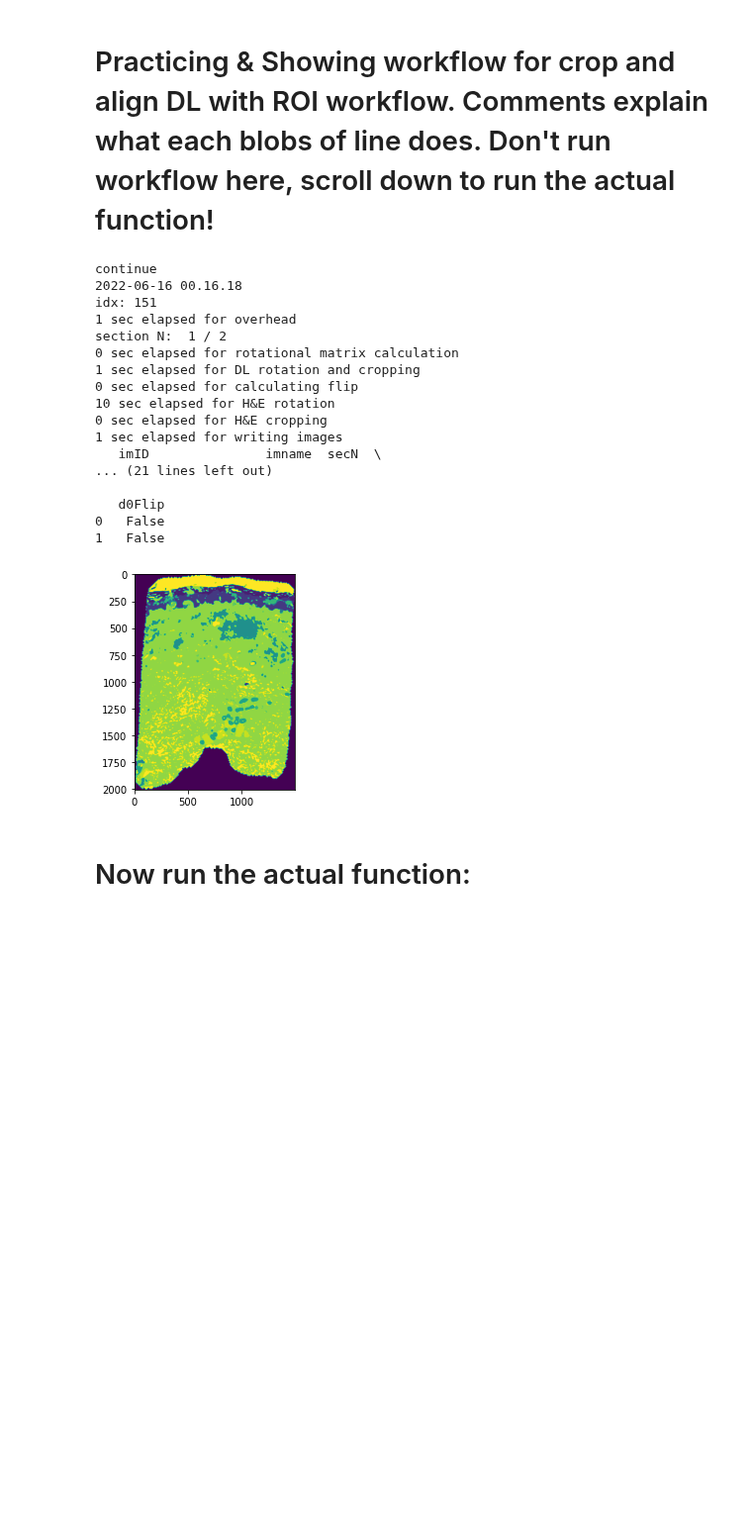
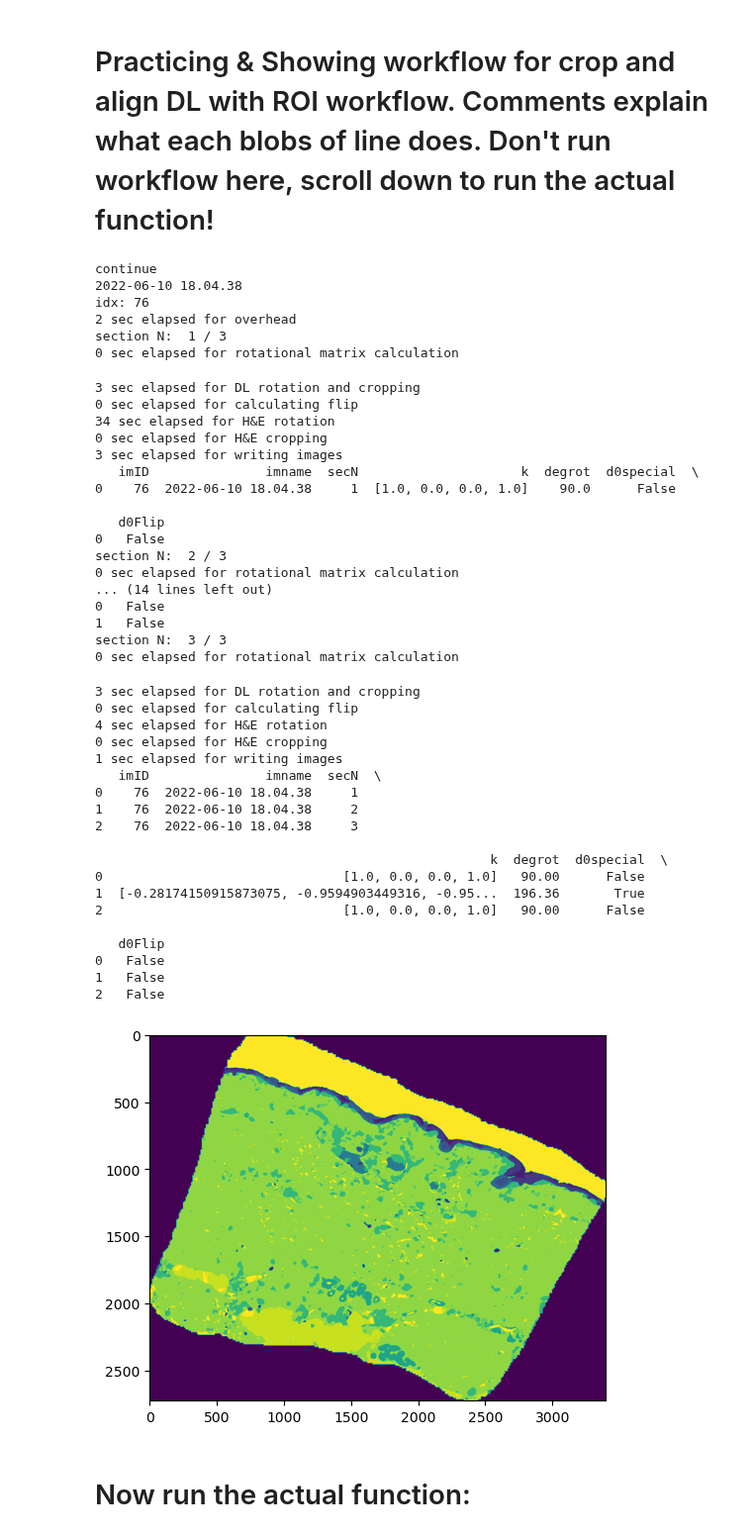
Before and after one commit to Wirtz-Lab/wsi_analysis, a Jupyter notebook: kevin/skin_morphometric_analysis/crop_align_DL_with_ROI.ipynb, the cells around one changed output. Shown at 99% size. Drawn from its saved outputs; the diff is of its cells as text; code cells hidden in the pictures; blank space fills up the shorter version.

```diff
--- a/kevin/skin_morphometric_analysis/crop_align_DL_with_ROI.ipynb
+++ b/kevin/skin_morphometric_analysis/crop_align_DL_with_ROI.ipynb
@@ -93,7 +93,7 @@ if not len(imlist) == len(dllist):
 
 df = []
 #DEBUG:
-idx = 151
+idx = 76
 #idx = 74 for 2022-06-10 16.50.35
 #idx = 151 for 2022-06-16 00.16.18
 #idx = 35 for 2022-06-09 12.20.35
@@ -260,49 +260,74 @@ for numsec in range(1,np.max(roi)+1):
     [xt0, yt0] = np.where(mskbig)
     TAtmp2 = TAtmp[np.min(xt0):np.max(xt0), np.min(yt0):np.max(yt0)]
     #rotate
     mskrot = rotate_image_cv2(TAtmp2, d0)
     #tight-crop rotated wo_roi
     [xt, yt] = np.where(mskrot)
     mskrot3 = mskrot[np.min(xt):np.max(xt), np.min(yt):np.max(yt)]
 
     start = time()  # 10sec
     # save mask, masked image, and downsized masked image by 10.
     Image.fromarray(mskrot2.astype('int8')).save(
         os.path.join(dldst, '{}_sec{:02d}.png'.format(dlfn, numsec)))
 
     Image.fromarray(mskrot3.astype('int8')).save(
         os.path.join(dldst2, '{}_sec{:02d}.png'.format(dlfn, numsec)))
 
     Image.fromarray(imrot3.astype('uint8')).save(
         os.path.join(imdst, '{}_sec{:02d}.png'.format(imfn, numsec)))
 
     Image.fromarray(imrot3.astype('uint8')).resize([_ // 10 for _ in imrot3.shape][:2][::-1], resample=1).save(
         os.path.join(imdst2, '{}_sec{:02d}.png'.format(dlfn, numsec)))
     print(round(time() - start), 'sec elapsed for writing images')
 
 
     df.append({'imID': idx, 'imname': imfn, 'secN': numsec, 'k': k.flatten(), 'degrot': round(d0, 2), 'd0special':d0special, 'd0Flip':d0Flip})
     df2 = pd.DataFrame(df)
     print(df2)
 # %% [output]
 continue
-2022-06-16 00.16.18
-idx: 151
-1 sec elapsed for overhead
-section N:  1 / 2
+2022-06-10 18.04.38
+idx: 76
+2 sec elapsed for overhead
+section N:  1 / 3
 0 sec elapsed for rotational matrix calculation
-1 sec elapsed for DL rotation and cropping
-0 sec elapsed for calculating flip
-10 sec elapsed for H&E rotation
-0 sec elapsed for H&E cropping
-1 sec elapsed for writing images
-   imID               imname  secN  \
-... (21 lines left out)
-
-   d0Flip
-0   False
-1   False
+3 sec elapsed for DL rotation and cropping
+0 sec elapsed for calculating flip
+34 sec elapsed for H&E rotation
+0 sec elapsed for H&E cropping
+3 sec elapsed for writing images
+   imID               imname  secN                     k  degrot  d0special  \
+0    76  2022-06-10 18.04.38     1  [1.0, 0.0, 0.0, 1.0]    90.0      False
+
+   d0Flip
+0   False
+section N:  2 / 3
+0 sec elapsed for rotational matrix calculation
+... (14 lines left out)
+0   False
+1   False
+section N:  3 / 3
+0 sec elapsed for rotational matrix calculation
+3 sec elapsed for DL rotation and cropping
+0 sec elapsed for calculating flip
+4 sec elapsed for H&E rotation
+0 sec elapsed for H&E cropping
+1 sec elapsed for writing images
+   imID               imname  secN  \
+0    76  2022-06-10 18.04.38     1
+1    76  2022-06-10 18.04.38     2
+2    76  2022-06-10 18.04.38     3
+
+                                                   k  degrot  d0special  \
+0                               [1.0, 0.0, 0.0, 1.0]   90.00      False
+1  [-0.28174150915873075, -0.9594903449316, -0.95...  196.36       True
+2                               [1.0, 0.0, 0.0, 1.0]   90.00      False
+
+   d0Flip
+0   False
+1   False
+2   False
-[figure, old version]
+[figure, new version]
 # %% [markdown]
 # Now run the actual function:
 # %%
```
